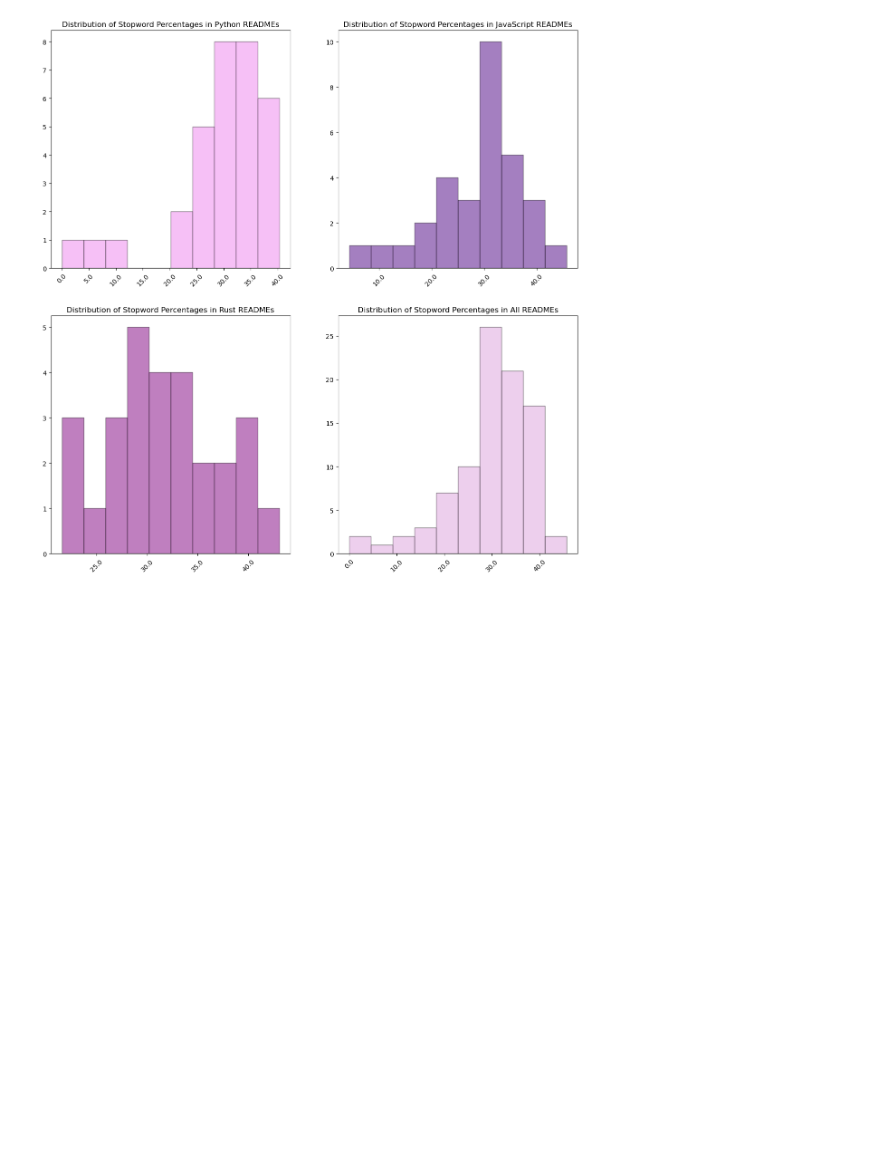
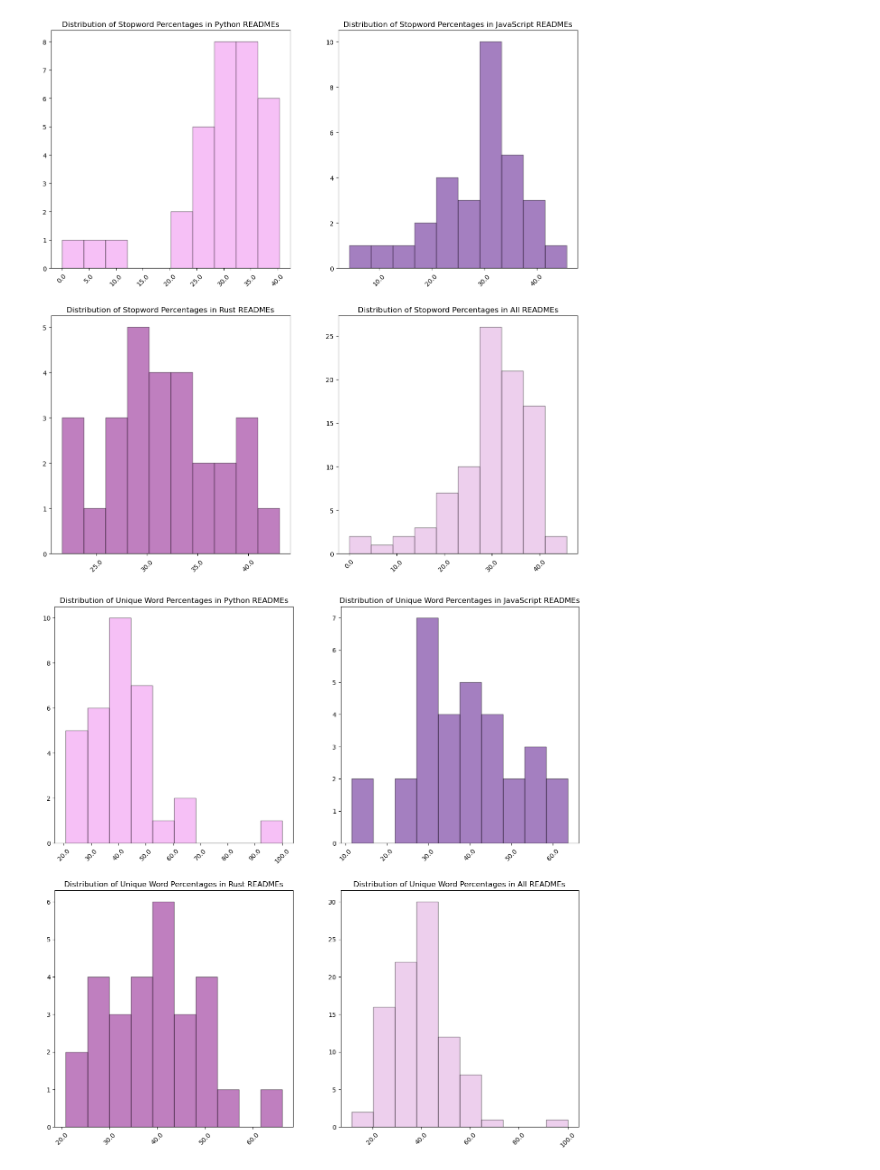
Before and after one commit to EasyNLPeasy/nlp_team_project, a Jupyter notebook: caroline_explore.ipynb, the cells around one changed output. Cells and saved outputs as stored; diff of their text form; code cells hidden in the pictures; blank space fills up the shorter version.

```diff
--- a/caroline_explore.ipynb
+++ b/caroline_explore.ipynb
@@ -215,3 +215,7 @@ train.head()
 e.viz_stopword_ratios(train)
 # %% [output]
 [figure]
+# %%
+e.viz_unique_ratios(train)
+# %% [output]
+[figure, added]
```
Also changed, not shown: parts of 4 cells of this notebook, 2 other files.
